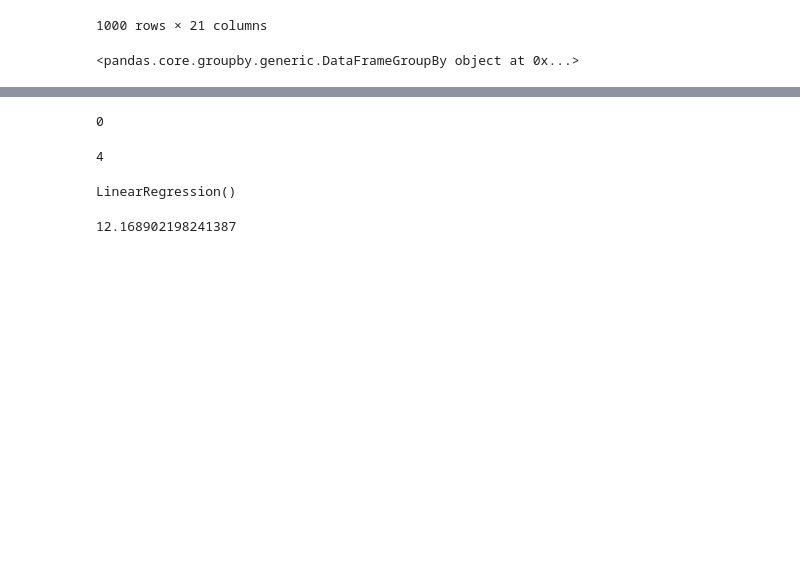
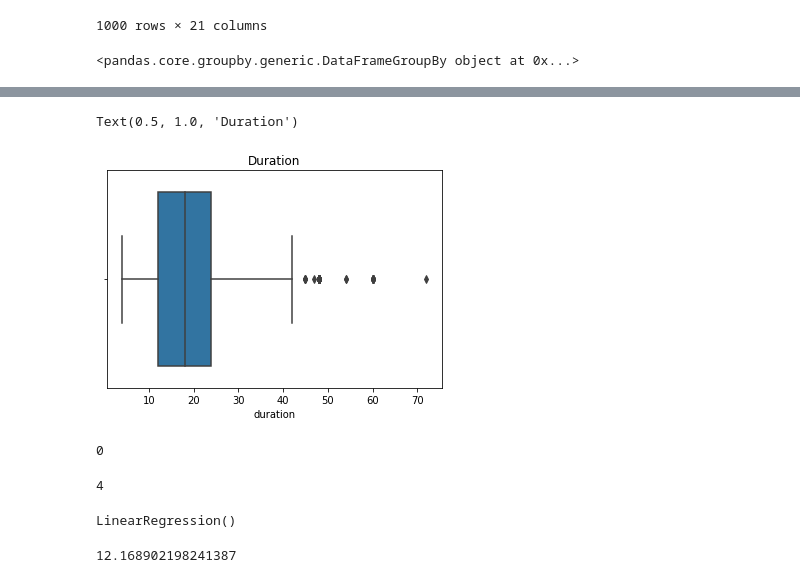
Before and after one commit to WandersonGustavo/Imersao_Alura, a Jupyter notebook: Projeto_Final_DB.ipynb, the cells around one changed output, grey strips where cells are left out. Saved outputs shown, nothing was run; the diff lists cells and outputs as text; code cells hidden in the pictures; blank space fills up the shorter version.

```diff
--- a/Projeto_Final_DB.ipynb
+++ b/Projeto_Final_DB.ipynb
@@ -53,3 +49,9 @@ base.groupby('duration')
+# %%
+#base.groupby('duration')
+srn.boxplot(base['duration']).set_title('Duration')
+# %% [output]
+Text(0.5, 1.0, 'Duration')
+[figure, added]
 # %%
 base.describe
 # %%
```
Also changed, not shown: parts of 5 cells of this notebook.
